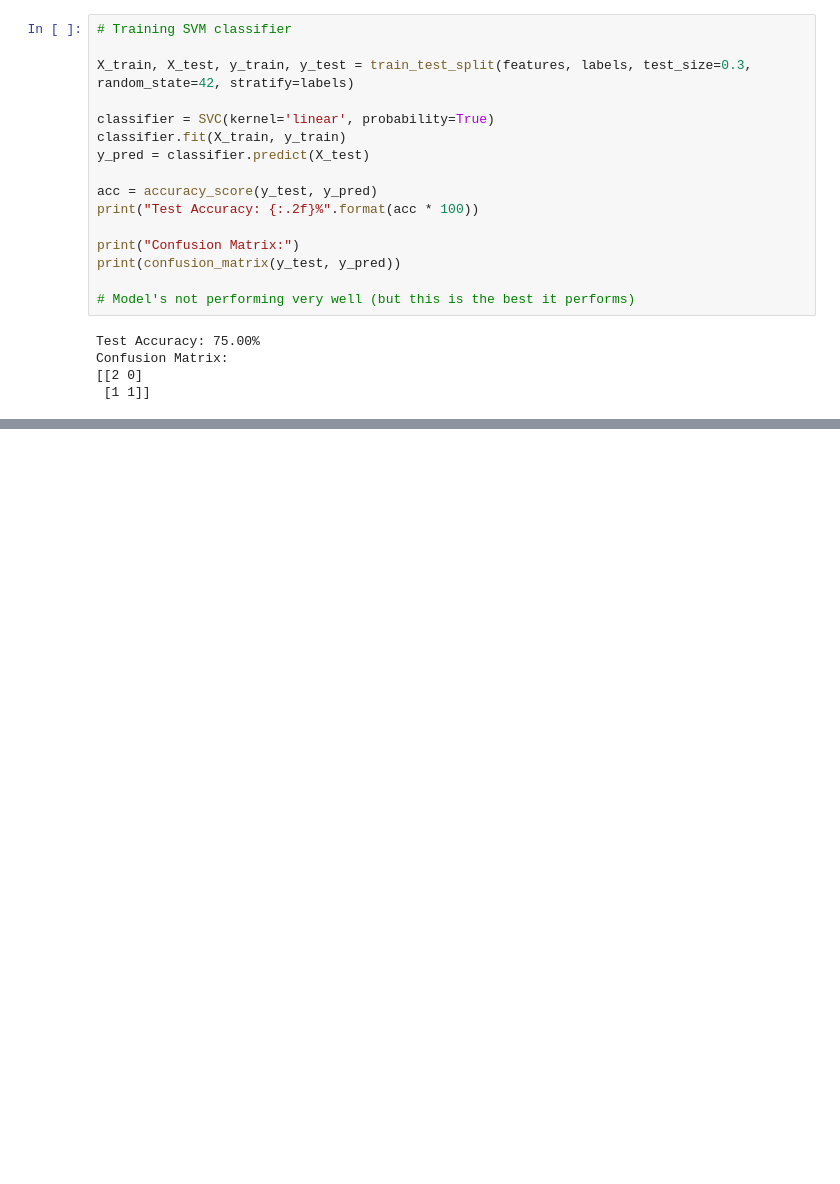
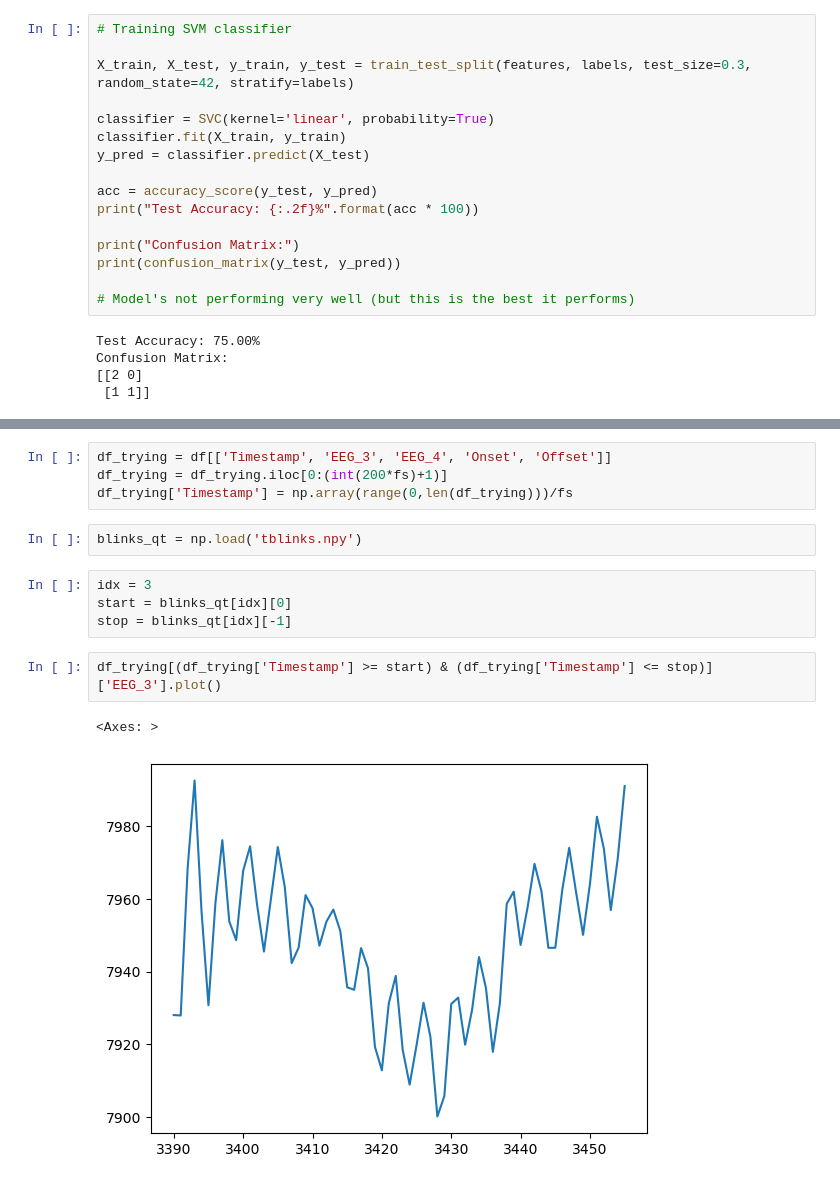
Before and after one commit to anmarkova2223/commander-blink, a Jupyter notebook: EEG_data_processing.ipynb, the cells around one changed output, grey strips where cells are left out. Cells and saved outputs as stored; diff of their text form; blank space fills up the shorter version.

```diff
--- a/EEG_data_processing.ipynb
+++ b/EEG_data_processing.ipynb
@@ -286,0 +312,15 @@ Confusion Matrix:
+# %%
+df_trying = df[['Timestamp', 'EEG_3', 'EEG_4', 'Onset', 'Offset']]
+df_trying = df_trying.iloc[0:(int(200*fs)+1)]
+df_trying['Timestamp'] = np.array(range(0,len(df_trying)))/fs
+# %%
+blinks_qt = np.load('tblinks.npy')
+# %%
+idx = 3
+start = blinks_qt[idx][0]
+stop = blinks_qt[idx][-1]
+# %%
+df_trying[(df_trying['Timestamp'] >= start) & (df_trying['Timestamp'] <= stop)]['EEG_3'].plot()
+# %% [output]
+<Axes: >
+[figure, added]
```
Also changed, not shown: parts of 4 cells of this notebook, 2 other files.
